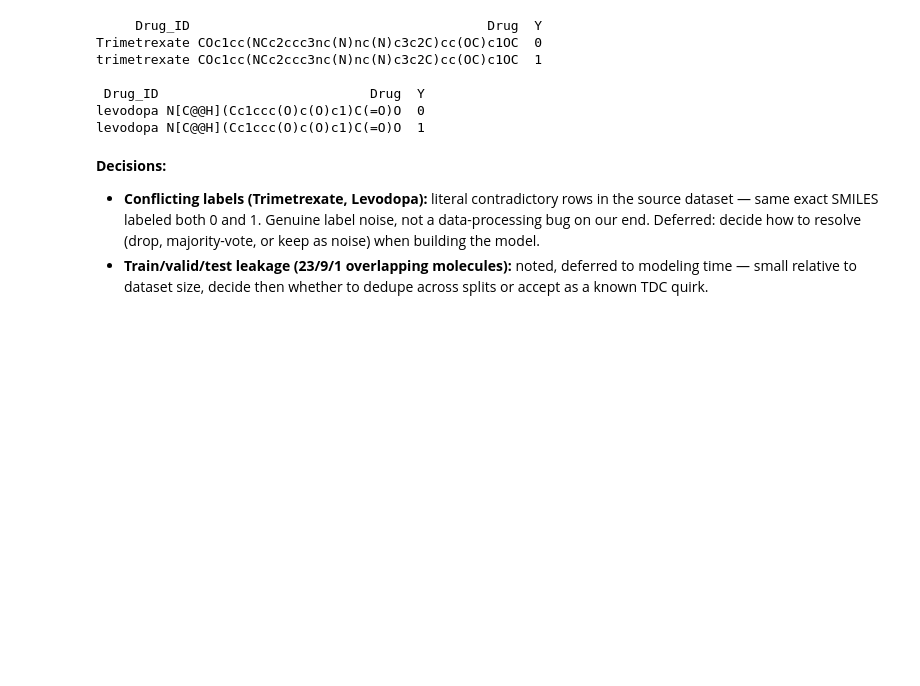
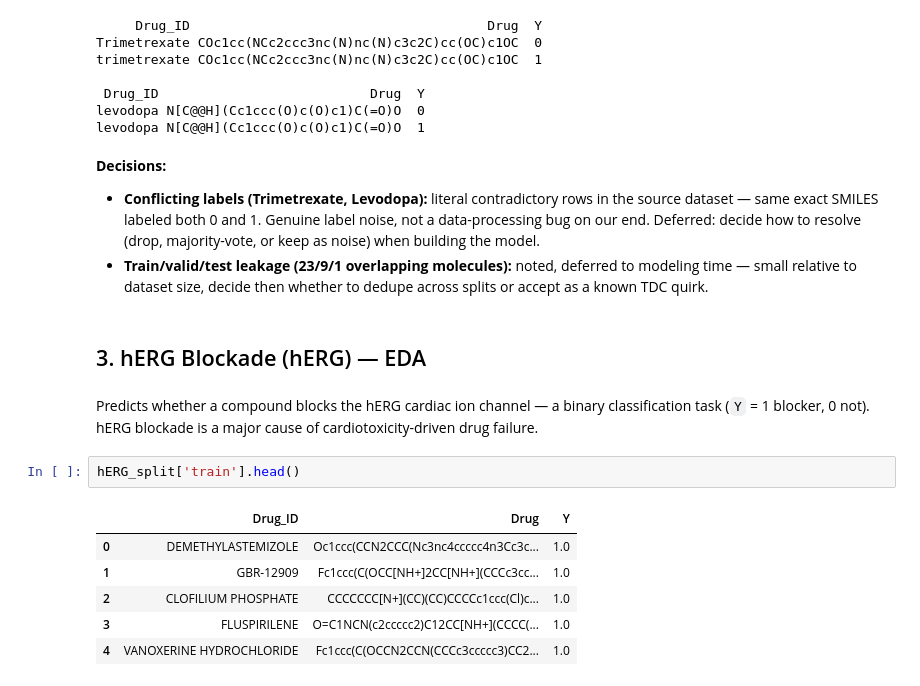
Before and after one commit to tuhinc5203/admet-property-prediction, a Jupyter notebook: Data_EDA.ipynb, the cells around one changed output. Cells and saved outputs as stored; diff of their text form; blank space fills up the shorter version.

```diff
--- a/Data_EDA.ipynb
+++ b/Data_EDA.ipynb
@@ -244,3 +244,16 @@ levodopa N[C@@H](Cc1ccc(O)c(O)c1)C(=O)O  1
 **Decisions:**
 - **Conflicting labels (Trimetrexate, Levodopa):** literal contradictory rows in the source dataset — same exact SMILES labeled both 0 and 1. Genuine label noise, not a data-processing bug on our end. Deferred: decide how to resolve (drop, majority-vote, or keep as noise) when building the model.
 - **Train/valid/test leakage (23/9/1 overlapping molecules):** noted, deferred to modeling time — small relative to dataset size, decide then whether to dedupe across splits or accept as a known TDC quirk.
+# %% [markdown]
+## 3. hERG Blockade (hERG) — EDA
+# %% [markdown]
+Predicts whether a compound blocks the hERG cardiac ion channel — a binary classification task (`Y` = 1 blocker, 0 not). hERG blockade is a major cause of cardiotoxicity-driven drug failure.
+# %%
+hERG_split['train'].head()
+# %% [output]
+|  | Drug_ID | Drug | Y |
+| 0 | DEMETHYLASTEMIZOLE | Oc1ccc(CCN2CCC(Nc3nc4ccccc4n3Cc3c... | 1.0 |
+| 1 | GBR-12909 | Fc1ccc(C(OCC[NH+]2CC[NH+](CCCc3cc... | 1.0 |
+| 2 | CLOFILIUM PHOSPHATE | CCCCCCC[N+](CC)(CC)CCCCc1ccc(Cl)c... | 1.0 |
+| 3 | FLUSPIRILENE | O=C1NCN(c2ccccc2)C12CC[NH+](CCCC(... | 1.0 |
+| 4 | VANOXERINE HYDROCHLORIDE | Fc1ccc(C(OCCN2CCN(CCCc3ccccc3)CC2... | 1.0 |
```
Also changed, not shown: parts of 8 cells of this notebook, 1 other file.
